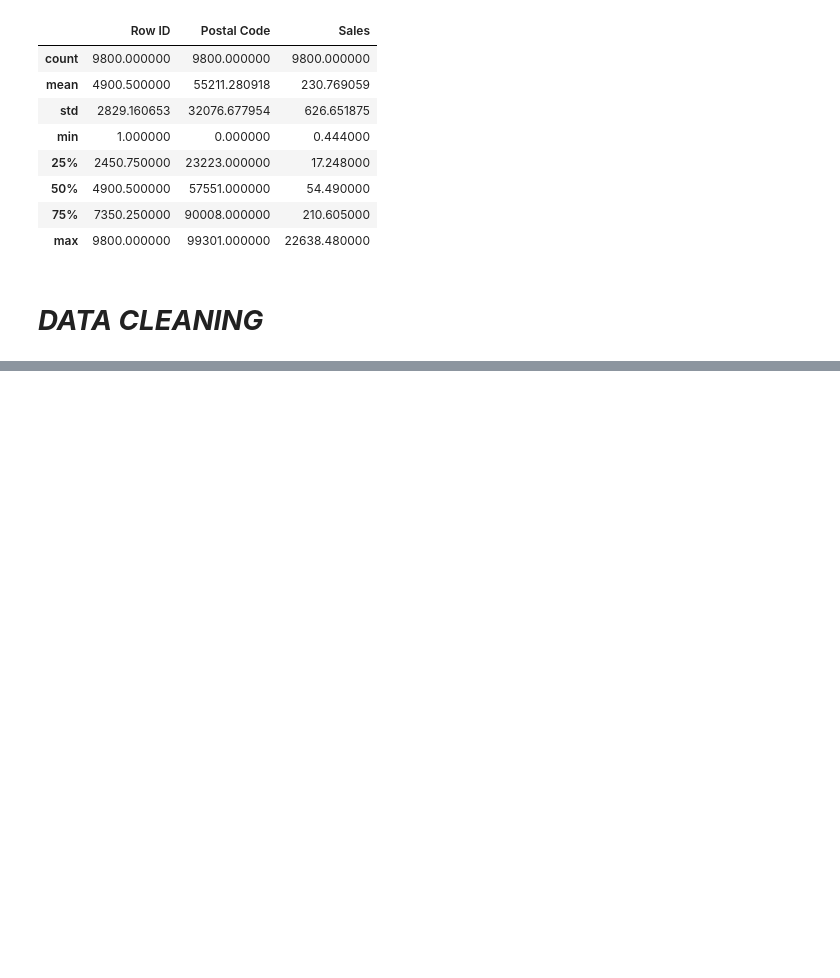
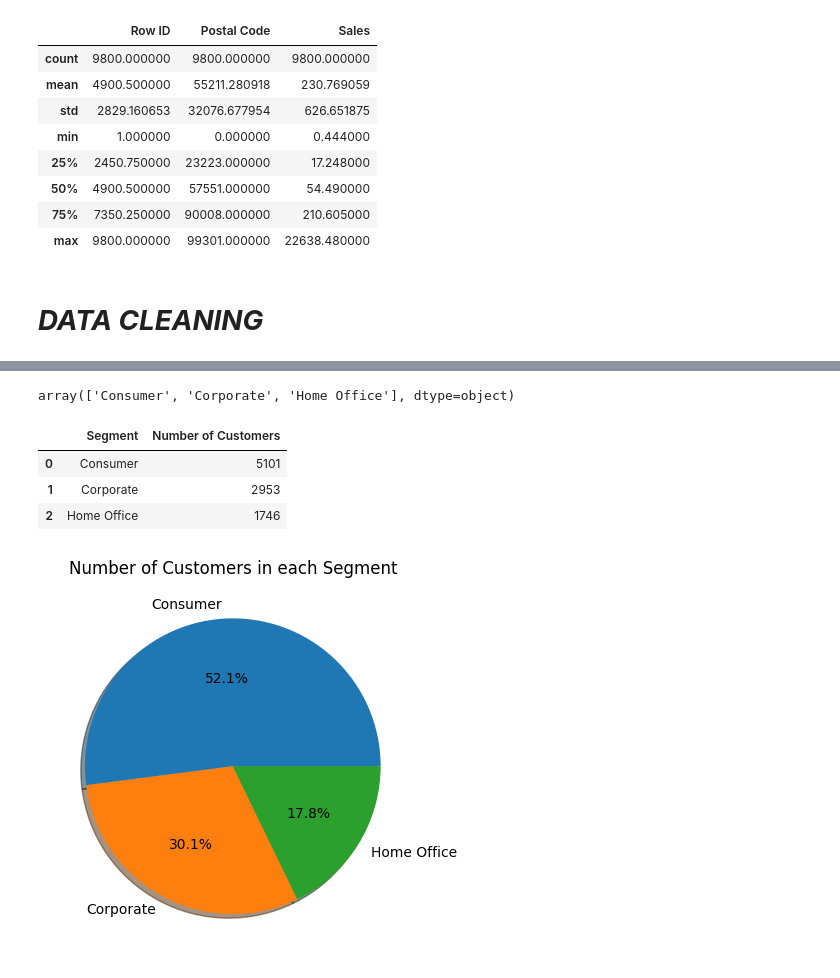
Before and after one commit to brianisinga/data-analysis-with-python, a Jupyter notebook: stock analysis.ipynb, the cells around one changed output, grey strips where cells are left out. Drawn from its saved outputs; the diff is of its cells as text; code cells hidden in the pictures; blank space fills up the shorter version.

```diff
--- a/stock analysis.ipynb
+++ b/stock analysis.ipynb
@@ -6,7 +6,7 @@ import numpy as np
 import matplotlib.pyplot as plt
 import seaborn as sns
 # %%
-data=pd.read_csv('/content/sample_data/train.csv')
+data=pd.read_csv('/content/train.csv')
 # %%
 data.head()
 # %% [output]
@@ -84,0 +109,25 @@ data.describe()
+# %%
+#types of customers
+types_of_customers= data['Segment'].unique()
+print(types_of_customers)
+# %% [output]
+array(['Consumer', 'Corporate', 'Home Office'], dtype=object)
+# %%
+#number of customers in each segment
+number_of_customers=data['Segment'].value_counts().reset_index()
+#renaming the columns
+#number_of_customers.columns=['Segment','Number of Customers']
+number_of_customers = number_of_customers.rename(columns={'index': 'Segment', 'Segment': 'Number of Customers'})
+number_of_customers
+# %% [output]
+|  | Segment | Number of Customers |
+| 0 | Consumer | 5101 |
+| 1 | Corporate | 2953 |
+| 2 | Home Office | 1746 |
+# %%
+#plotting a pie chart
+plt.pie(number_of_customers['Number of Customers'],labels=number_of_customers['Segment'],autopct='%1.1f%%',shadow=True)
+plt.title('Number of Customers in each Segment')
+plt.show()
+# %% [output]
+[figure, added]
```
Also changed, not shown: parts of 6 cells of this notebook.
